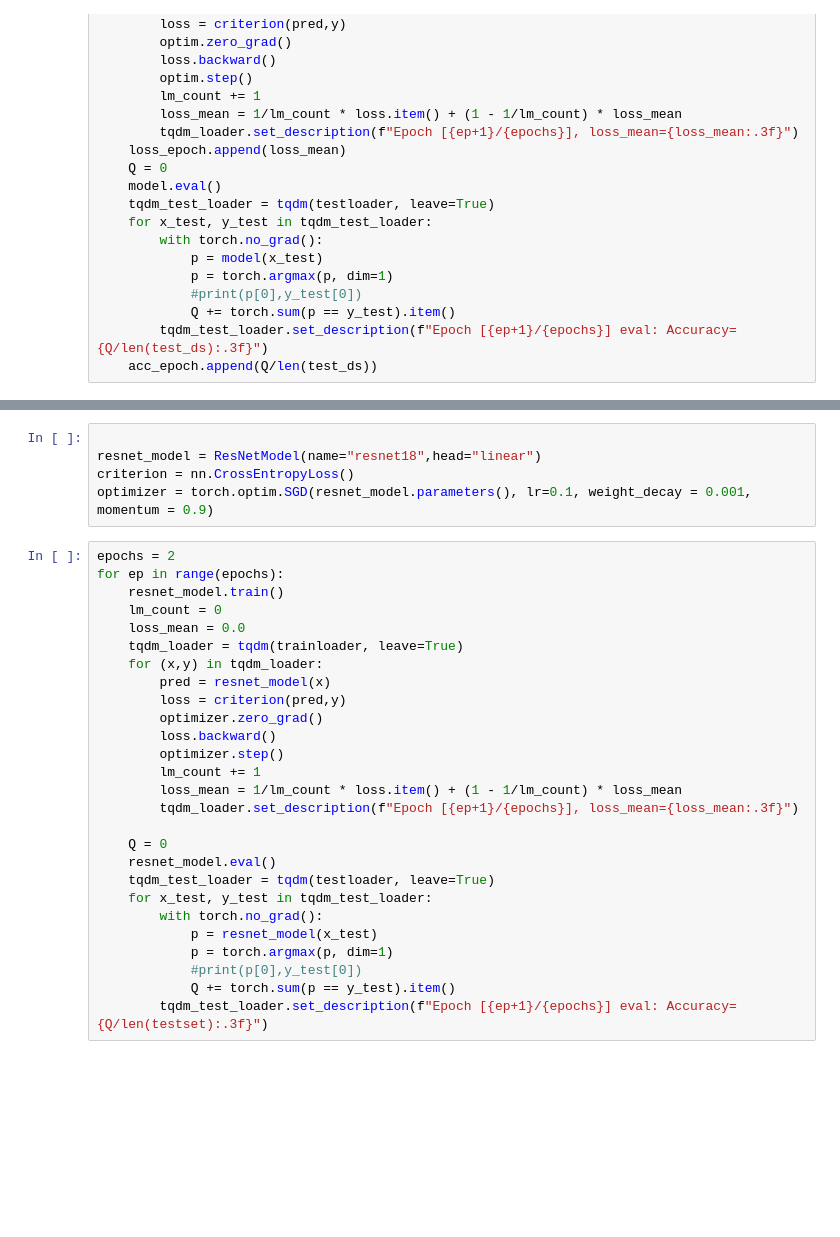
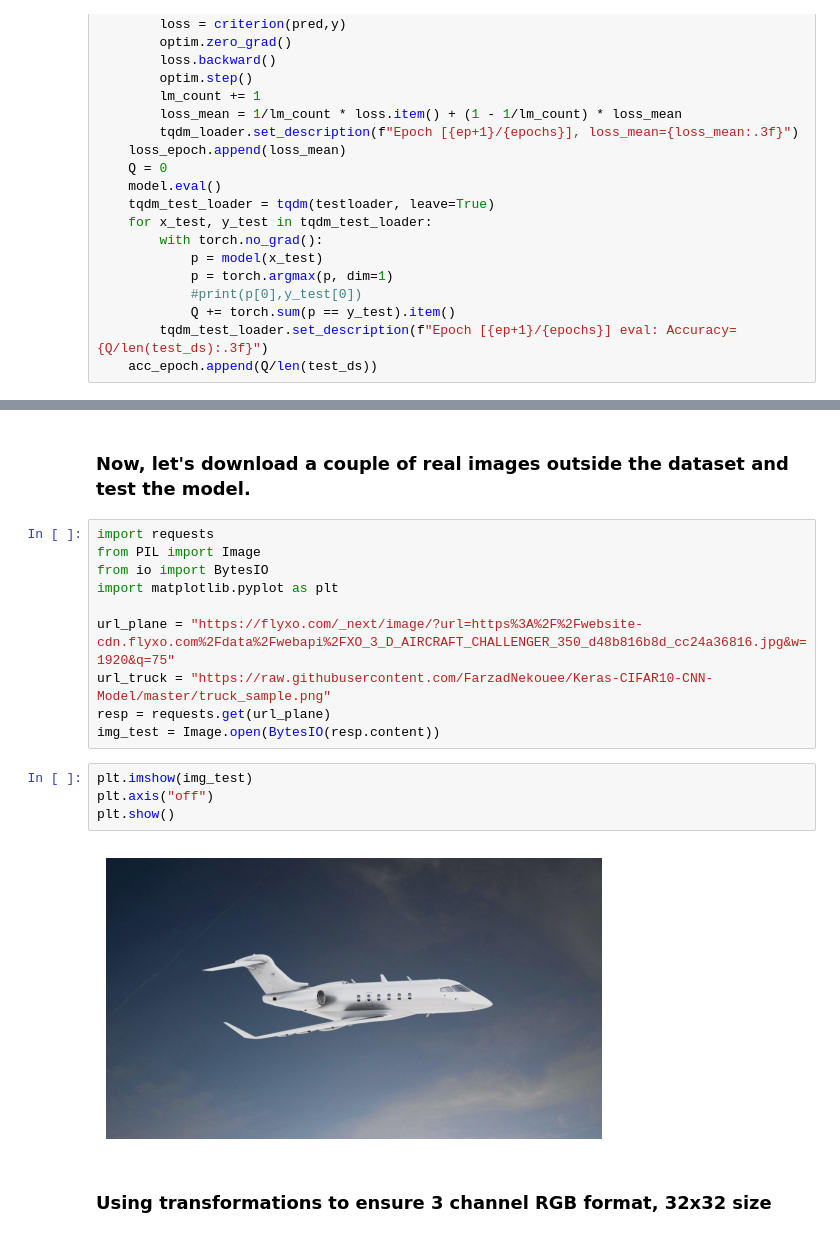
Before and after one commit to Valikpp/ds-training-tasks, a Jupyter notebook: CIFAR-10/model.ipynb, the cells around one changed output, grey strips where cells are left out. Drawn from its saved outputs; the diff is of its cells as text; blank space fills up the shorter version.

Commit message:
Real photo test

```diff
--- a/CIFAR-10/model.ipynb
+++ b/CIFAR-10/model.ipynb
@@ -402,32 +249,20 @@ class ResNetModel(nn.Module):
-# %%
-
-resnet_model = ResNetModel(name="resnet18",head="linear")
-criterion = nn.CrossEntropyLoss()
-optimizer = torch.optim.SGD(resnet_model.parameters(), lr=0.1, weight_decay = 0.001, momentum = 0.9)
-# %%
-epochs = 2
-for ep in range(epochs):
-    resnet_model.train()
-    lm_count = 0
-    loss_mean = 0.0
-    tqdm_loader = tqdm(trainloader, leave=True)
-    for (x,y) in tqdm_loader:
-        pred = resnet_model(x)
-        loss = criterion(pred,y)
-        optimizer.zero_grad()
-        loss.backward()
-        optimizer.step()
-        lm_count += 1
-        loss_mean = 1/lm_count * loss.item() + (1 - 1/lm_count) * loss_mean
-        tqdm_loader.set_description(f"Epoch [{ep+1}/{epochs}], loss_mean={loss_mean:.3f}")
-
-    Q = 0
-    resnet_model.eval()
-    tqdm_test_loader = tqdm(testloader, leave=True)
-    for x_test, y_test in tqdm_test_loader:
-        with torch.no_grad():
-            p = resnet_model(x_test)
-            p = torch.argmax(p, dim=1)
-            #print(p[0],y_test[0])
-            Q += torch.sum(p == y_test).item()
-        tqdm_test_loader.set_description(f"Epoch [{ep+1}/{epochs}] eval: Accuracy={Q/len(testset):.3f}")
+# %% [markdown]
+### Now, let's download a couple of real images outside the dataset and test the model.
+# %%
+import requests
+from PIL import Image
+from io import BytesIO
+import matplotlib.pyplot as plt
+
+url_plane = "https://flyxo.com/_next/image/?url=https%3A%2F%2Fwebsite-cdn.flyxo.com%2Fdata%2Fwebapi%2FXO_3_D_AIRCRAFT_CHALLENGER_350_d48b816b8d_cc24a36816.jpg&w=1920&q=75"
+url_truck = "https://raw.githubusercontent.com/FarzadNekouee/Keras-CIFAR10-CNN-Model/master/truck_sample.png"
+resp = requests.get(url_plane)
+img_test = Image.open(BytesIO(resp.content))
+# %%
+plt.imshow(img_test)
+plt.axis("off")
+plt.show()
+# %% [output]
+[figure, added]
+# %% [markdown]
+### Using transformations to ensure 3 channel RGB format, 32x32 size
```
Also changed, not shown: parts of 13 cells of this notebook.
